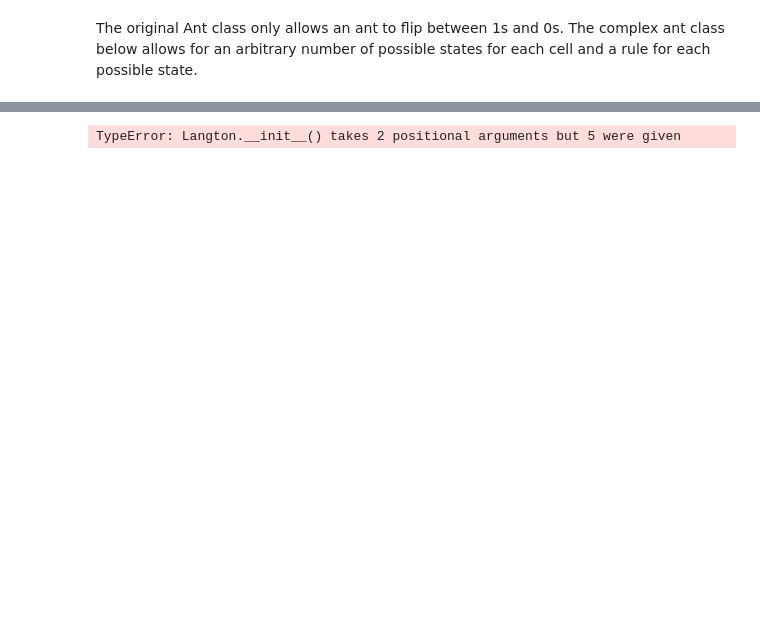
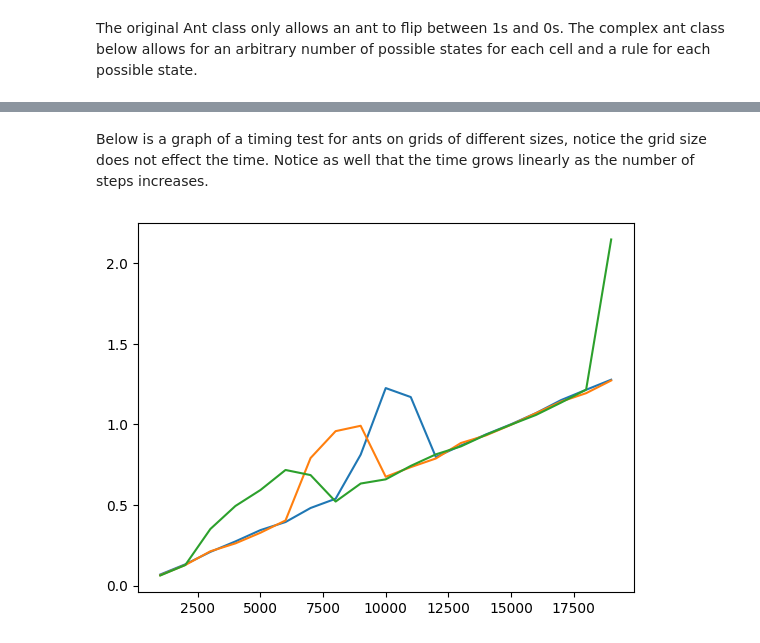
Before and after one commit to sammyfow/cap-comp215, a Jupyter notebook: project2.ipynb, the cells around one changed output, grey strips where cells are left out. Drawn from its saved outputs; the diff is of its cells as text; code cells hidden in the pictures; blank space fills up the shorter version.

```diff
--- a/project2.ipynb
+++ b/project2.ipynb
@@ -179,14 +206,16 @@ lang1.draw()
+# %% [markdown]
+Below is a graph of a timing test for ants on grids of different sizes, notice the grid size does not effect the time. Notice as well that the time grows linearly as the number of steps increases.
 # %%
-frames = range(1000, 10000, 1000)
-hundred = Langton(50, 50, 0, Grid(100))
-five_hundred = Langton(250, 250, 0, Grid(500))
-thousand = Langton(500, 500, 0, Grid(1000))
+frames = range(1000, 20000, 1000)
+hundred = Langton([Ant(50, 50, 0, Grid(100))])
+five_hundred = Langton([Ant(50, 50, 0, Grid(500))])
+thousand = Langton([Ant(50, 50, 0, Grid(1000))])
 times1 = [timeit(lambda: hundred.nth_step(frame), number=10) for frame in frames]
 times2 = [timeit(lambda: five_hundred.nth_step(frame), number=10) for frame in frames]
 times3 = [timeit(lambda: thousand.nth_step(frame), number=10) for frame in frames]
 plt.plot(frames, times1)
 plt.plot(frames, times2)
 plt.plot(frames, times3)
 plt.show()
 # %% [output]
-TypeError: Langton.__init__() takes 2 positional arguments but 5 were given
+[figure, added]
```
Also changed, not shown: parts of 11 cells of this notebook.
